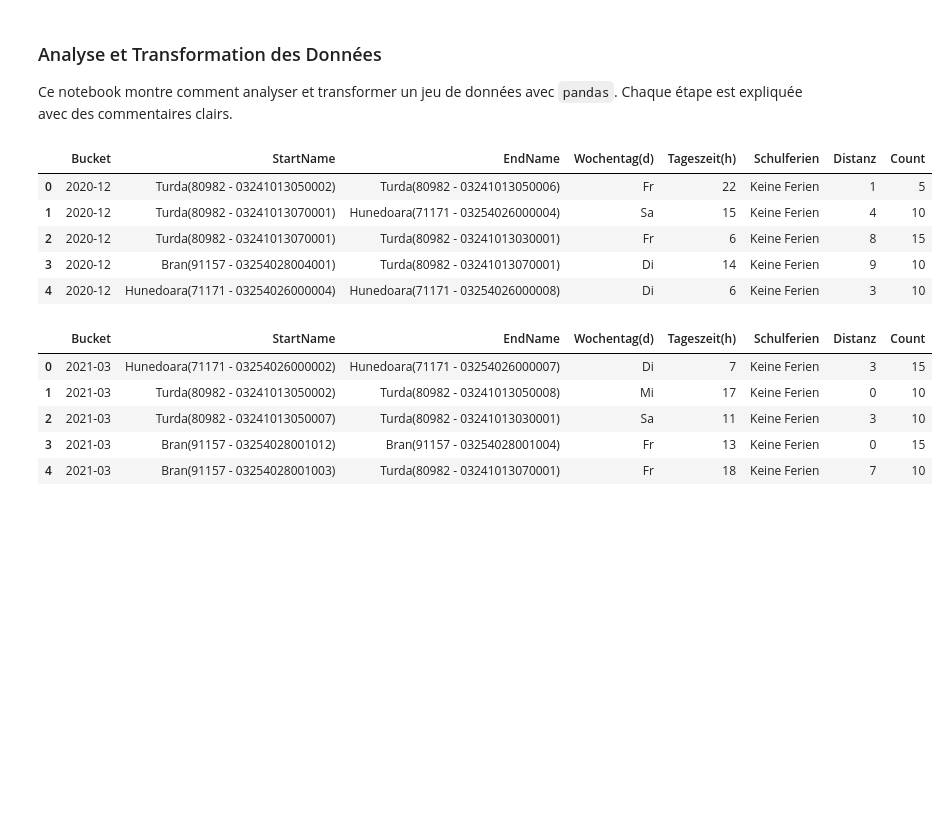
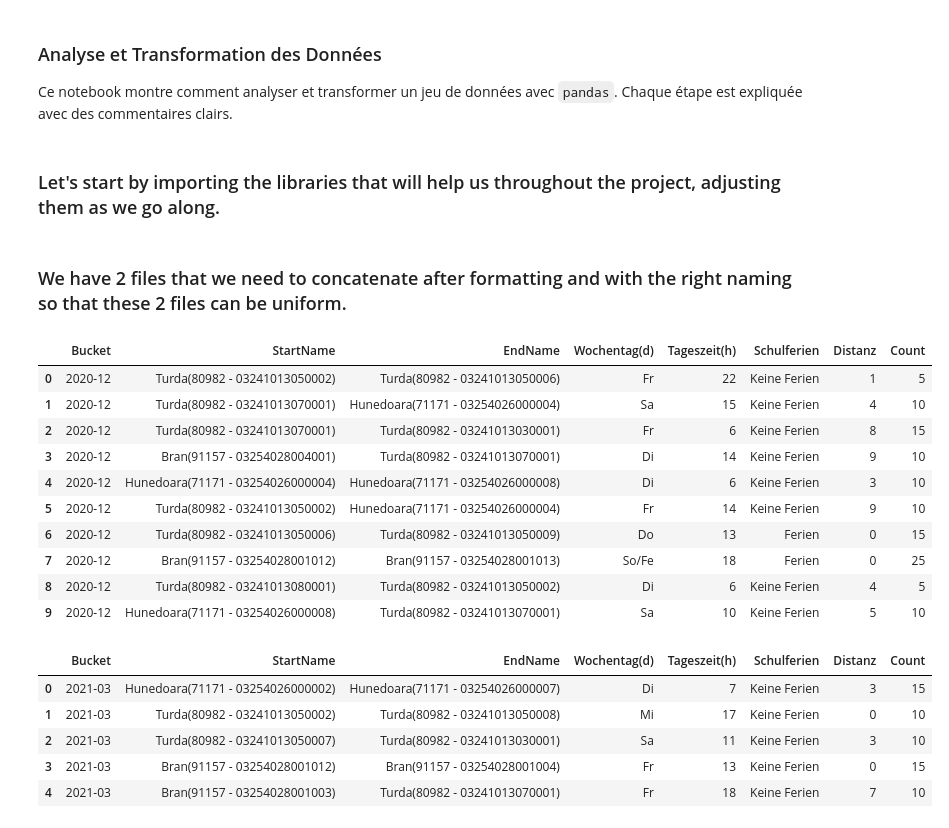
Before and after one commit to jordantatue/datamining, a Jupyter notebook: data_analysis.ipynb, the cells around one changed output. Saved outputs shown, nothing was run; the diff lists cells and outputs as text; code cells hidden in the pictures; blank space fills up the shorter version.

```diff
--- a/data_analysis.ipynb
+++ b/data_analysis.ipynb
@@ -2,6 +2,8 @@
 ### Analyse et Transformation des Données
 Ce notebook montre comment analyser et transformer un jeu de données avec `pandas`.
 Chaque étape est expliquée avec des commentaires clairs.
+# %% [markdown]
+### Let's start by importing the libraries that will help us throughout the project, adjusting them as we go along.
 # %%
 # Importer pandas
 import pandas as pd
@@ -9,6 +11,8 @@ import numpy as np
 
 import matplotlib.pyplot as plt
 import seaborn as sn
+# %% [markdown]
+### We have 2 files that we need to concatenate after formatting and with the right naming so that these 2 files can be uniform.
 # %%
 # Load data file
 data1 = pd.read_csv('Trips_ROP_transformed_2021_Q1.csv')
@@ -24,14 +28,20 @@ data2.rename(columns={
 }, inplace=True)
 data = pd.concat([data1, data2], ignore_index=True)
 # %%
-data2.head()
+# we display the first 5 lines of dataset 2 to see if the collone names are indeed ok
+data2.head(10)
 # %% [output]
 |  | Bucket | StartName | EndName | Wochentag(d) | Tageszeit(h) | Schulferien | Distanz | Count |
 | 0 | 2020-12 | Turda(80982 - 03241013050002) | Turda(80982 - 03241013050006) | Fr | 22 | Keine Ferien | 1 | 5 |
 | 1 | 2020-12 | Turda(80982 - 03241013070001) | Hunedoara(71171 - 03254026000004) | Sa | 15 | Keine Ferien | 4 | 10 |
 | 2 | 2020-12 | Turda(80982 - 03241013070001) | Turda(80982 - 03241013030001) | Fr | 6 | Keine Ferien | 8 | 15 |
 | 3 | 2020-12 | Bran(91157 - 03254028004001) | Turda(80982 - 03241013070001) | Di | 14 | Keine Ferien | 9 | 10 |
 | 4 | 2020-12 | Hunedoara(71171 - 03254026000004) | Hunedoara(71171 - 03254026000008) | Di | 6 | Keine Ferien | 3 | 10 |
+| 5 | 2020-12 | Turda(80982 - 03241013050002) | Hunedoara(71171 - 03254026000004) | Fr | 14 | Keine Ferien | 9 | 10 |
+| 6 | 2020-12 | Turda(80982 - 03241013050006) | Turda(80982 - 03241013050009) | Do | 13 | Ferien | 0 | 15 |
+| 7 | 2020-12 | Bran(91157 - 03254028001012) | Bran(91157 - 03254028001013) | So/Fe | 18 | Ferien | 0 | 25 |
+| 8 | 2020-12 | Turda(80982 - 03241013080001) | Turda(80982 - 03241013050002) | Di | 6 | Keine Ferien | 4 | 5 |
+| 9 | 2020-12 | Hunedoara(71171 - 03254026000008) | Turda(80982 - 03241013070001) | Sa | 10 | Keine Ferien | 5 | 10 |
 # %%
 # Preview data to understand structure
 data1.head()
```
Also changed, not shown: parts of 12 cells of this notebook, 1 other file.
